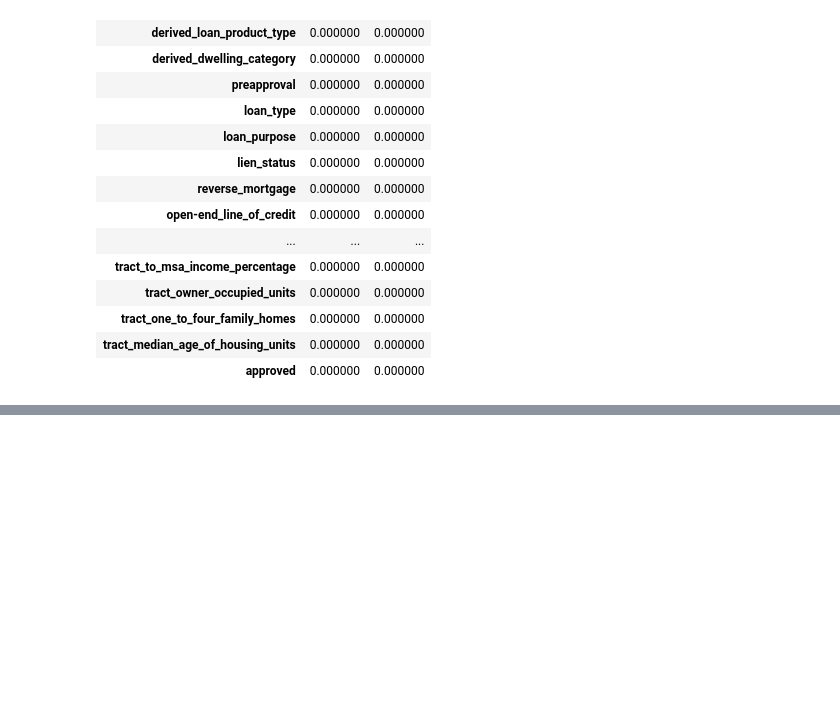
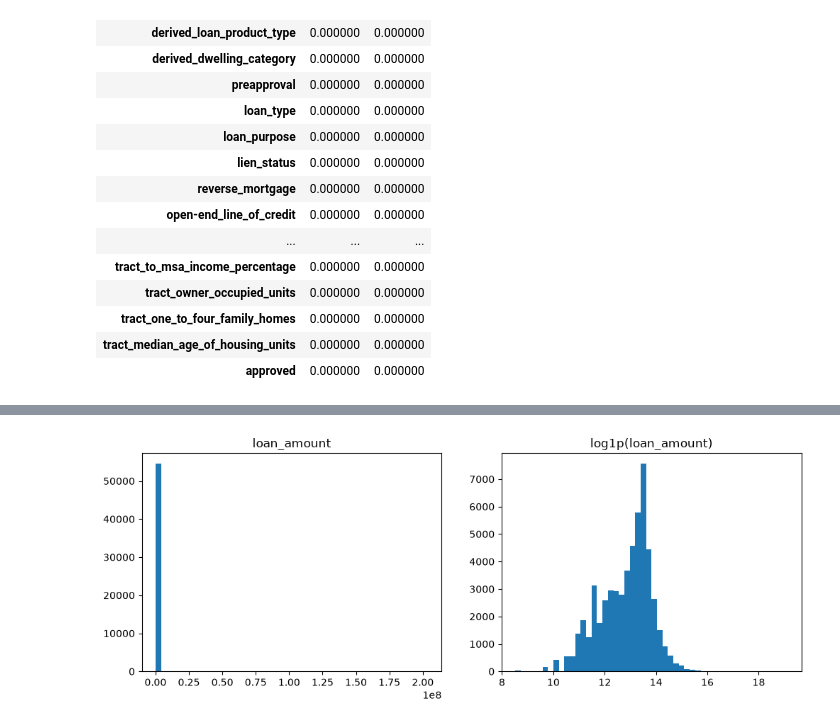
Before and after one commit to Humanberto/san-diego-mortgage-approval, a Jupyter notebook: notebook.ipynb, the cells around one changed output, grey strips where cells are left out. Saved outputs shown, nothing was run; the diff lists cells and outputs as text; code cells hidden in the pictures; blank space fills up the shorter version.

```diff
--- a/notebook.ipynb
+++ b/notebook.ipynb
@@ -164,0 +295,5 @@ df.isnull().groupby(df.approved).mean().T
+# %%
+df = df.drop(columns=['initially_payable_to_institution', 'preapproval'])
+categorical.remove('initially_payable_to_institution')
+categorical.remove('preapproval')
+df.shape, len(categorical)
@@ -164,0 +531,9 @@ df.isnull().groupby(df.approved).mean().T
+# %%
+fig, axes = plt.subplots(1, 2, figsize=(12, 4))
+axes[0].hist(df_full_train.loan_amount, bins=50)
+axes[0].set_title('loan_amount')
+axes[1].hist(np.log1p(df_full_train.loan_amount), bins=50)
+axes[1].set_title('log1p(loan_amount)')
+plt.show()
+# %% [output]
+[figure, added]
```
Also changed, not shown: parts of 41 cells of this notebook.
